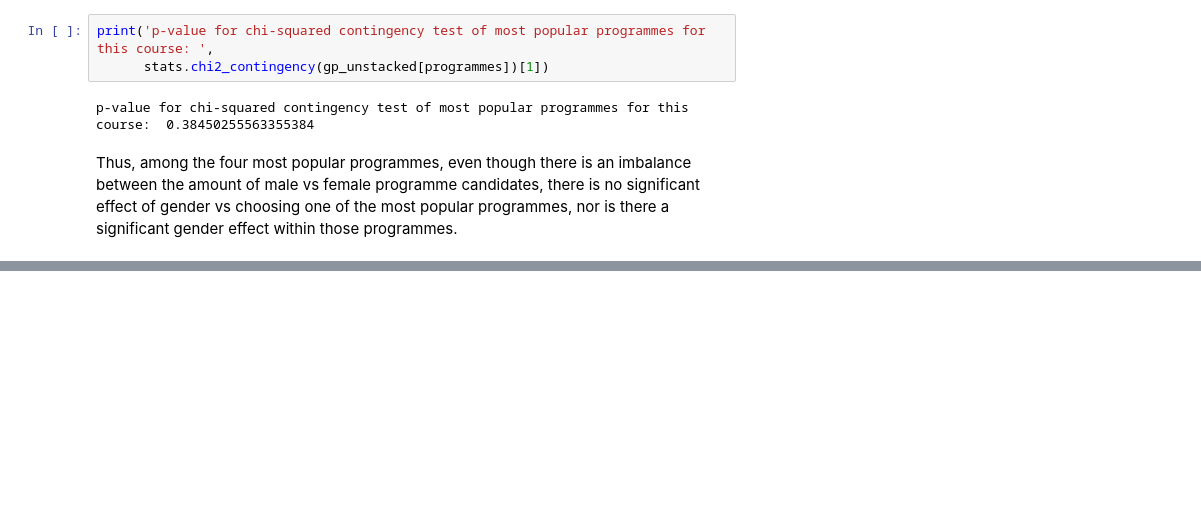
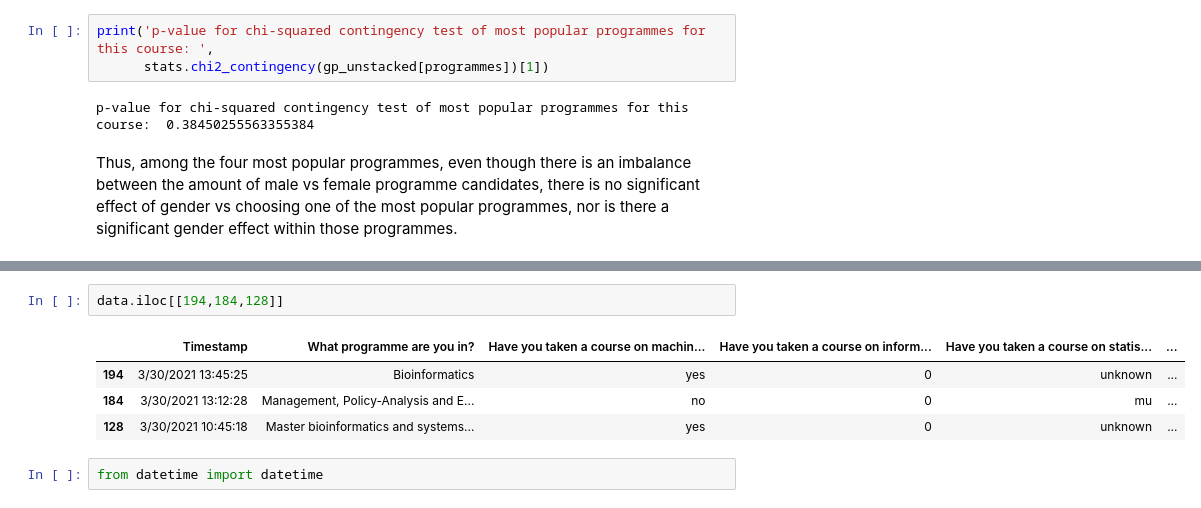
Before and after one commit to sid-chaubs/data-mining-assignment-1, a Jupyter notebook: DMT_1.ipynb, the cells around one changed output, grey strips where cells are left out. Drawn from its saved outputs; the diff is of its cells as text; blank space fills up the shorter version.

```diff
--- a/DMT_1.ipynb
+++ b/DMT_1.ipynb
@@ -188,0 +213,9 @@ Thus, among the four most popular programmes, even though there is an imbalance
+# %%
+data.iloc[[194,184,128]]
+# %% [output]
+|  | Timestamp | What programme are you in? | Have you taken a course on machin... | Have you taken a course on inform... | Have you taken a course on statis... | ... |
+| 194 | 3/30/2021 13:45:25 | Bioinformatics | yes | 0 | unknown | ... |
+| 184 | 3/30/2021 13:12:28 | Management, Policy-Analysis and E... | no | 0 | mu | ... |
+| 128 | 3/30/2021 10:45:18 | Master bioinformatics and systems... | yes | 0 | unknown | ... |
+# %%
+from datetime import datetime
```
Also changed, not shown: parts of 8 cells of this notebook.
